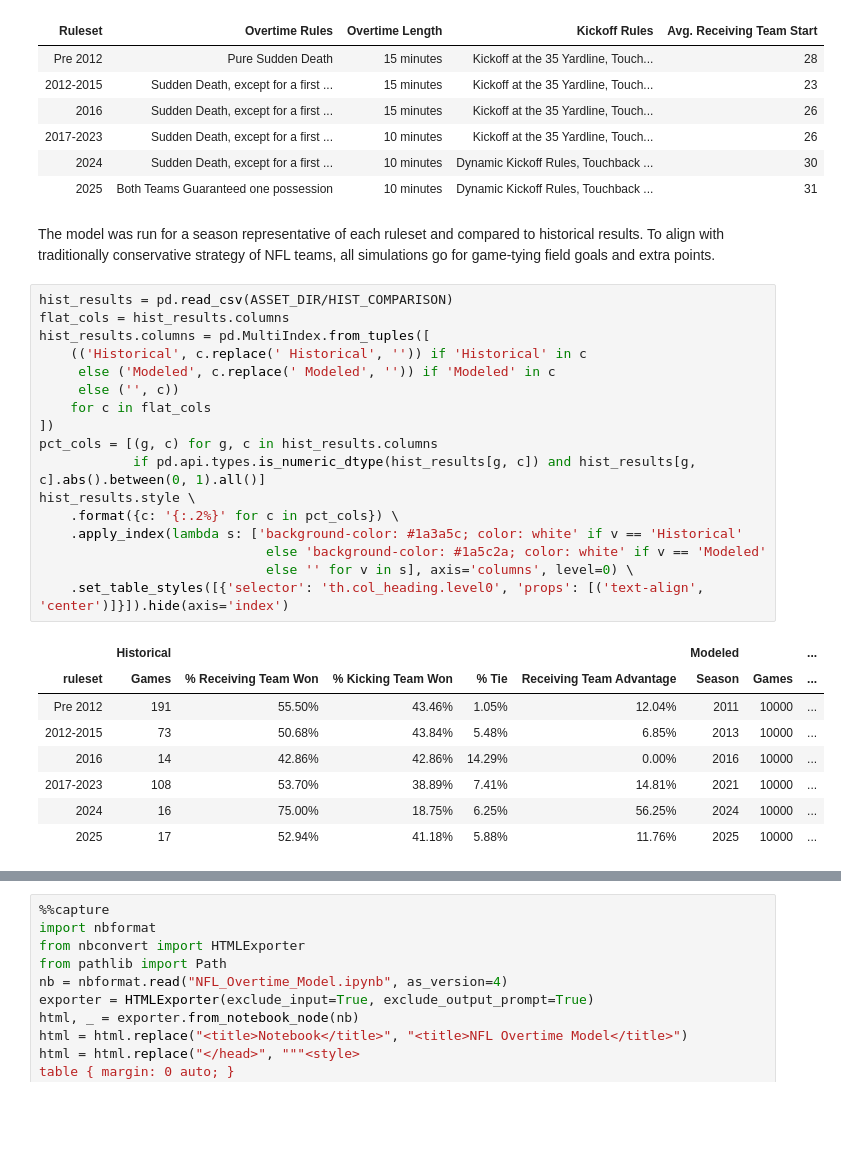
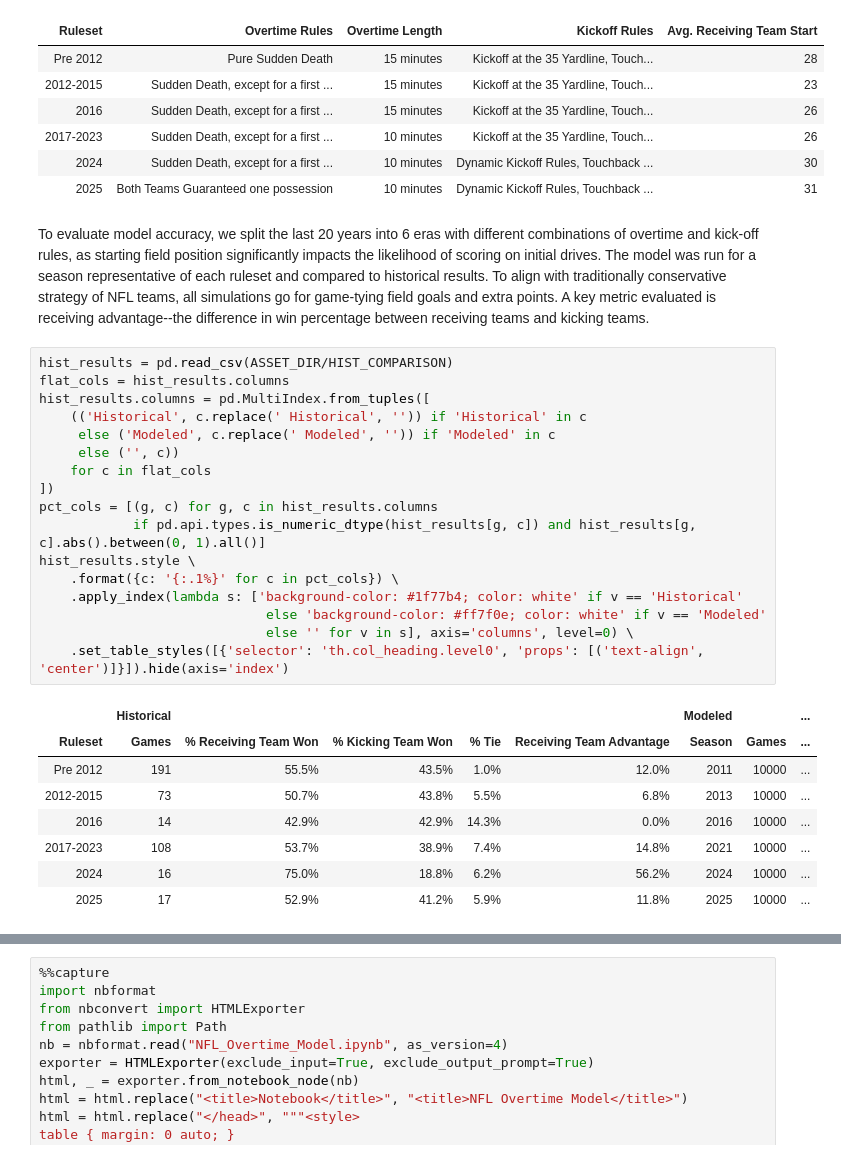
Before and after one commit to njlewin/NFL_Overtime_Model, a Jupyter notebook: NFL_Overtime_Model.ipynb, the cells around one changed output, grey strips where cells are left out. Drawn from its saved outputs; the diff is of its cells as text; blank space fills up the shorter version.

```diff
--- a/NFL_Overtime_Model.ipynb
+++ b/NFL_Overtime_Model.ipynb
@@ -49,31 +61,31 @@ display(rulesets.style.hide(axis='index'))
 | 2017-2023 | Sudden Death, except for a first ... | 10 minutes | Kickoff at the 35 Yardline, Touch... | 26 |
 | 2024 | Sudden Death, except for a first ... | 10 minutes | Dynamic Kickoff Rules, Touchback ... | 30 |
 | 2025 | Both Teams Guaranteed one possession | 10 minutes | Dynamic Kickoff Rules, Touchback ... | 31 |
-# %% [markdown]
-The model was run for a season representative of each ruleset and compared to historical results. To align with traditionally conservative strategy of NFL teams, all simulations go for game-tying field goals and extra points.
+# %% [markdown]
+To evaluate model accuracy, we split the last 20 years into 6 eras with different combinations of overtime and kick-off rules, as starting field position significantly impacts the likelihood of scoring on initial drives. The model was run for a season representative of each ruleset and compared to historical results. To align with traditionally conservative strategy of NFL teams, all simulations go for game-tying field goals and extra points. A key metric evaluated is receiving advantage--the difference in win percentage between receiving teams and kicking teams.
 # %%
 hist_results = pd.read_csv(ASSET_DIR/HIST_COMPARISON)
 flat_cols = hist_results.columns
 hist_results.columns = pd.MultiIndex.from_tuples([
     (('Historical', c.replace(' Historical', '')) if 'Historical' in c
      else ('Modeled', c.replace(' Modeled', '')) if 'Modeled' in c
      else ('', c))
     for c in flat_cols
 ])
 pct_cols = [(g, c) for g, c in hist_results.columns
             if pd.api.types.is_numeric_dtype(hist_results[g, c]) and hist_results[g, c].abs().between(0, 1).all()]
 hist_results.style \
-    .format({c: '{:.2%}' for c in pct_cols}) \
-    .apply_index(lambda s: ['background-color: #1a3a5c; color: white' if v == 'Historical'
-                             else 'background-color: #1a5c2a; color: white' if v == 'Modeled'
+    .format({c: '{:.1%}' for c in pct_cols}) \
+    .apply_index(lambda s: ['background-color: #1f77b4; color: white' if v == 'Historical'
+                             else 'background-color: #ff7f0e; color: white' if v == 'Modeled'
                              else '' for v in s], axis='columns', level=0) \
     .set_table_styles([{'selector': 'th.col_heading.level0', 'props': [('text-align', 'center')]}]).hide(axis='index')
 # %% [output]
 |  | Historical |  |  |  |  | Modeled |  | ... |
-| ruleset | Games | % Receiving Team Won | % Kicking Team Won | % Tie | Receiving Team Advantage | Season | Games | ... |
-| Pre 2012 | 191 | 55.50% | 43.46% | 1.05% | 12.04% | 2011 | 10000 | ... |
-| 2012-2015 | 73 | 50.68% | 43.84% | 5.48% | 6.85% | 2013 | 10000 | ... |
-| 2016 | 14 | 42.86% | 42.86% | 14.29% | 0.00% | 2016 | 10000 | ... |
-| 2017-2023 | 108 | 53.70% | 38.89% | 7.41% | 14.81% | 2021 | 10000 | ... |
-| 2024 | 16 | 75.00% | 18.75% | 6.25% | 56.25% | 2024 | 10000 | ... |
-| 2025 | 17 | 52.94% | 41.18% | 5.88% | 11.76% | 2025 | 10000 | ... |
+| Ruleset | Games | % Receiving Team Won | % Kicking Team Won | % Tie | Receiving Team Advantage | Season | Games | ... |
+| Pre 2012 | 191 | 55.5% | 43.5% | 1.0% | 12.0% | 2011 | 10000 | ... |
+| 2012-2015 | 73 | 50.7% | 43.8% | 5.5% | 6.8% | 2013 | 10000 | ... |
+| 2016 | 14 | 42.9% | 42.9% | 14.3% | 0.0% | 2016 | 10000 | ... |
+| 2017-2023 | 108 | 53.7% | 38.9% | 7.4% | 14.8% | 2021 | 10000 | ... |
+| 2024 | 16 | 75.0% | 18.8% | 6.2% | 56.2% | 2024 | 10000 | ... |
+| 2025 | 17 | 52.9% | 41.2% | 5.9% | 11.8% | 2025 | 10000 | ... |
```
Also changed, not shown: parts of 17 cells of this notebook, 21 other files.
